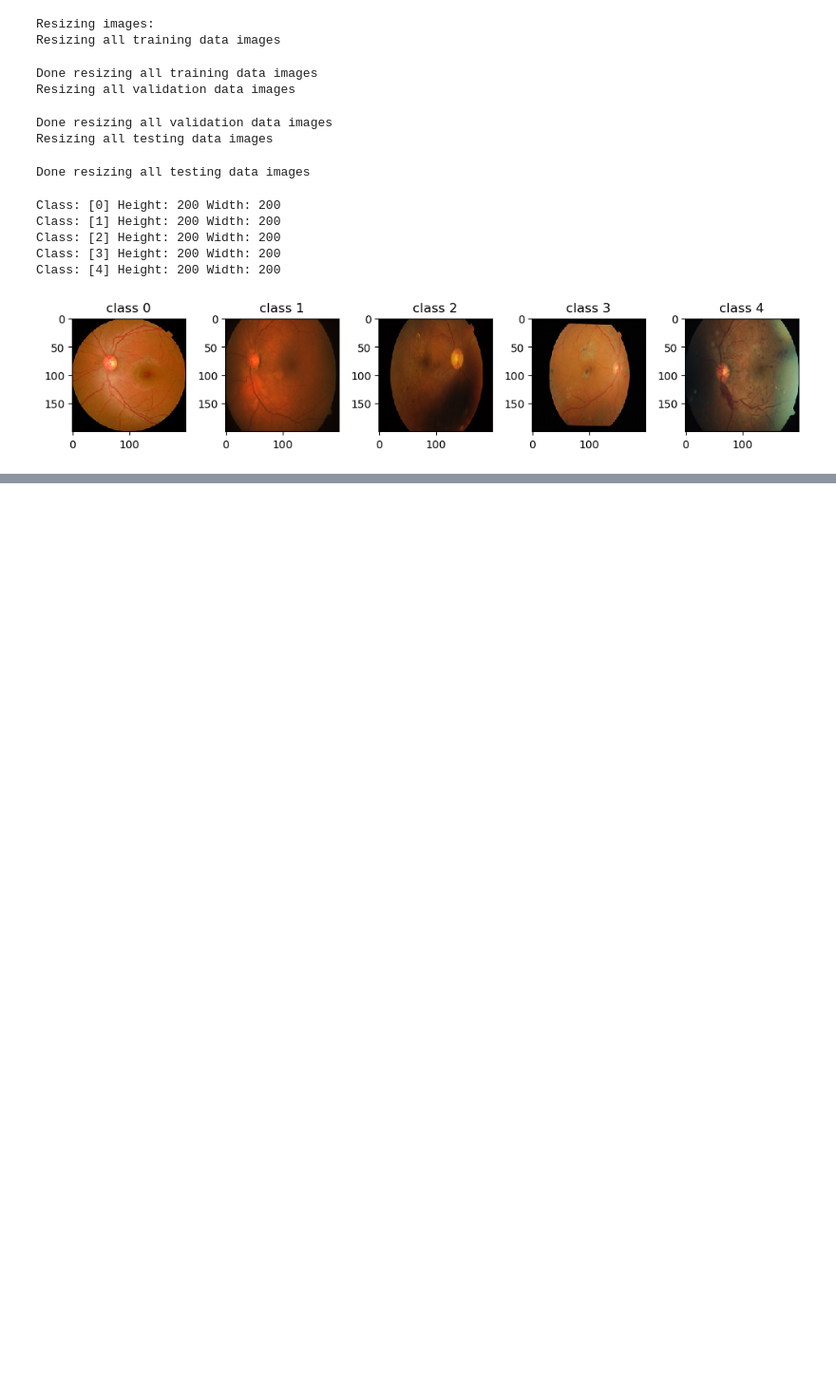
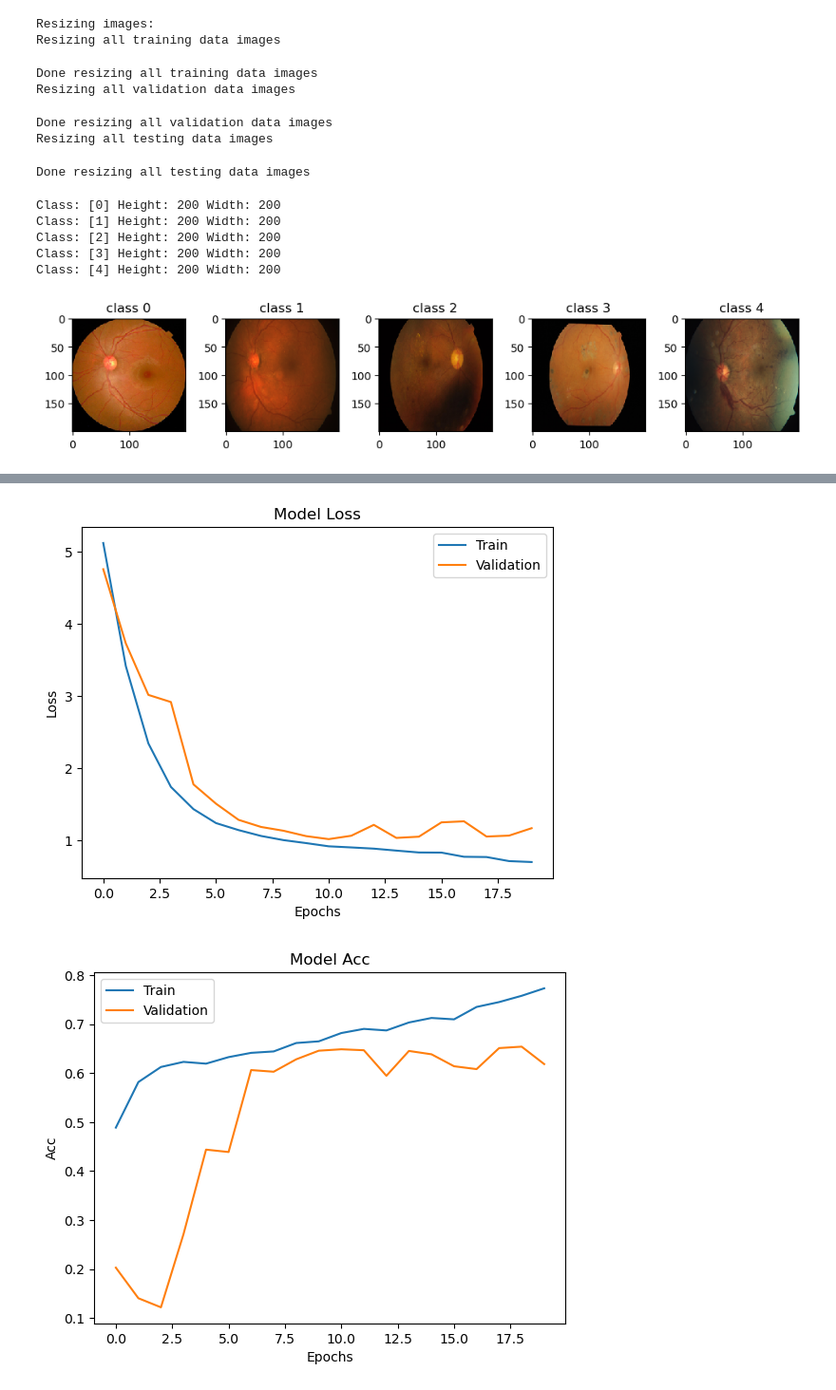
Before and after one commit to Girish-Rajani/Blindess_Detection_Deep_Learning, a Jupyter notebook: Blindess Detection.ipynb, the cells around one changed output, grey strips where cells are left out. Shown at 95% size. Drawn from its saved outputs; the diff is of its cells as text; code cells hidden in the pictures; blank space fills up the shorter version.

Commit message:
Custom CNN Model, VGG16, Resnet initial models

```diff
--- a/Blindess Detection.ipynb
+++ b/Blindess Detection.ipynb
@@ -272,8 +229,8 @@ model.compile(
 #preprocess data using ImageDataGenerator
 
 #with data augmentation on training data:
-'''
-train_datagen = ImageDataGenerator(
+
+train_datagen_aug = ImageDataGenerator(
     rescale=1./255,
     rotation_range=40,
     width_shift_range=0.2,
@@ -282,7 +239,19 @@ train_datagen = ImageDataGenerator(
     zoom_range=0.2,
     horizontal_flip=True,
     fill_mode='nearest')
+
+
+#Found online:
 '''
+train_datagen=ImageDataGenerator(rescale=1./255,
+                                 rotation_range=360,
+                                 brightness_range=[0.5, 1.5],
+                                 zoom_range=[1, 1.2],
+                                 zca_whitening=True,
+                                 horizontal_flip=True,
+                                 vertical_flip=True,
+                                 fill_mode='constant')
+                                 '''
 
 #without data augmentation:
 
@@ -375,0 +399,10 @@ plt.show()
+# %%
+#fit model
+step_size_train=train_generator.n//train_generator.batch_size
+step_size_valid=validation_generator.n//validation_generator.batch_size
+history = model.fit(
+    train_generator,
+    steps_per_epoch=step_size_train,
+    epochs=20,
+    validation_data=validation_generator,
+    validation_steps=step_size_valid)
@@ -375,0 +427,21 @@ plt.show()
+# %%
+#Plot training and validation loss
+plt.plot(history.history['loss'])
+plt.plot(history.history['val_loss'])
+plt.title('Model Loss')
+plt.ylabel('Loss')
+plt.xlabel('Epochs')
+plt.legend(['Train','Validation'],loc='best')
+plt.show()
+
+#Plot training and validation accuracy
+plt.plot(history.history['acc'])
+plt.plot(history.history['val_acc'])
+plt.title('Model Acc')
+plt.ylabel('Acc')
+plt.xlabel('Epochs')
+plt.legend(['Train','Validation'],loc='best')
+plt.show()
+# %% [output]
+[figure, added]
+[figure, added]
```
Also changed, not shown: parts of 20 cells of this notebook.
